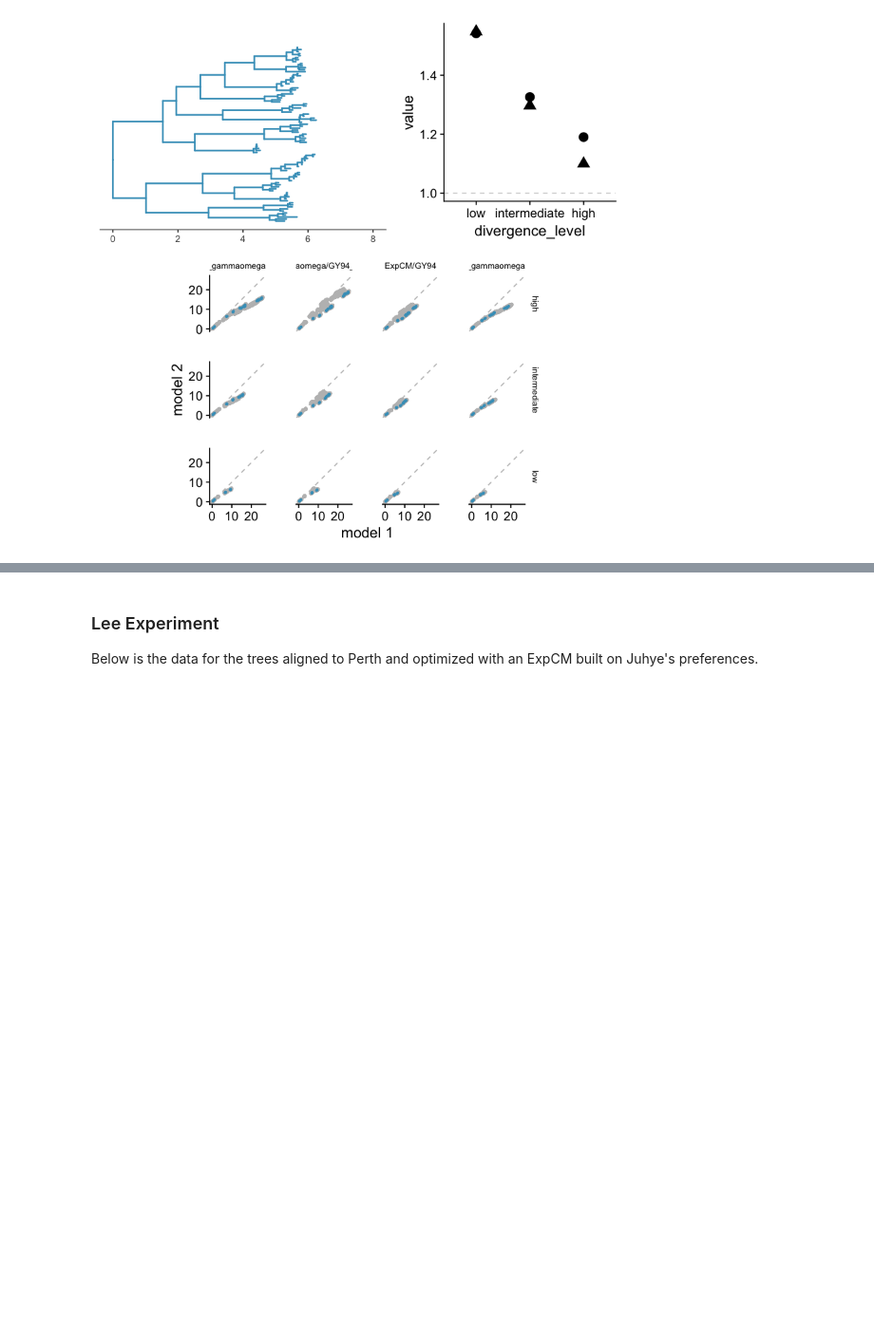
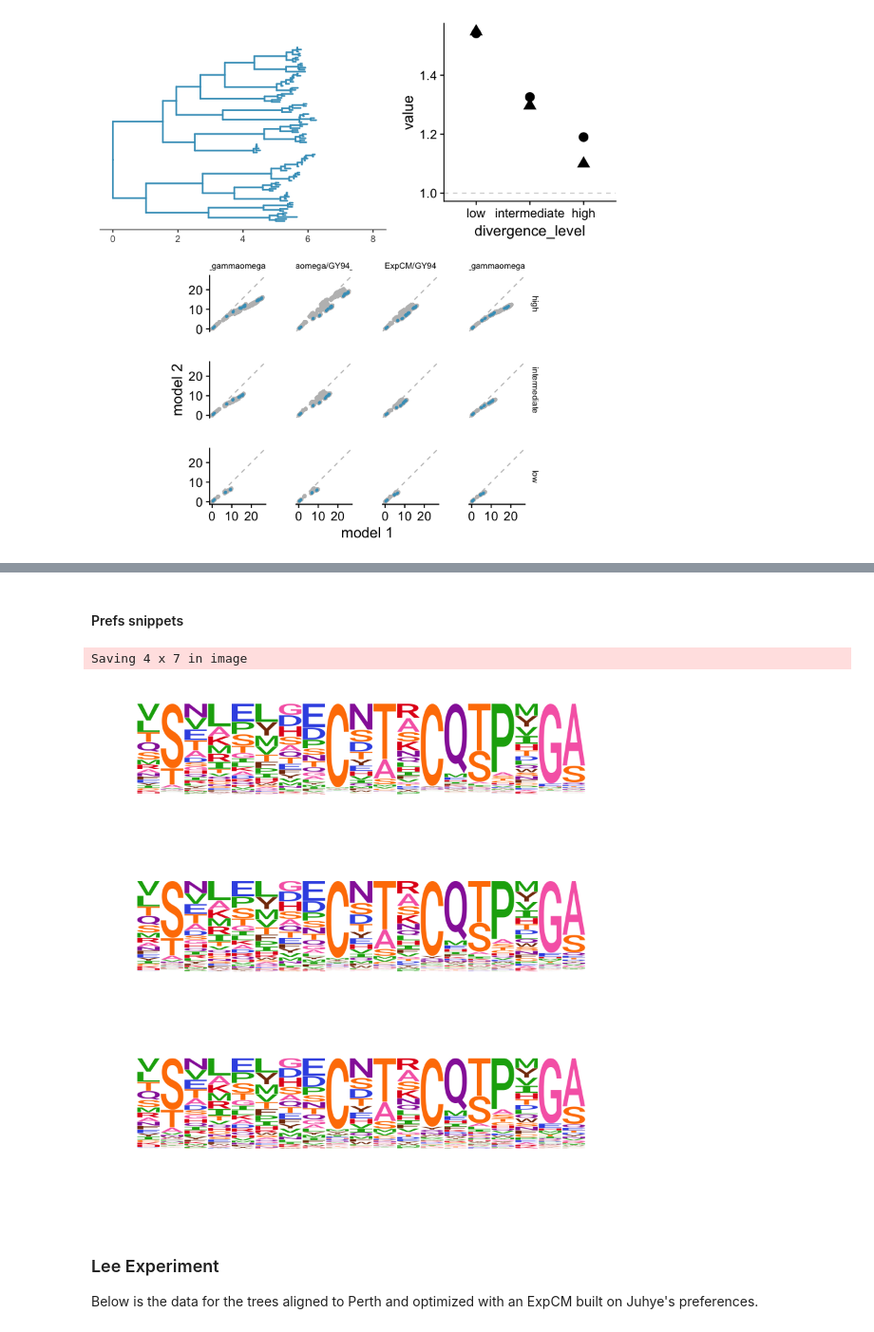
Before and after one commit to jbloomlab/divergence_timing_manuscript, a Jupyter notebook: manuscript/figures/figures.ipynb, the cells around one changed output, grey strips where cells are left out. Shown at 95% size. Drawn from its saved outputs; the diff is of its cells as text; code cells hidden in the pictures; blank space fills up the shorter version.

```diff
--- a/manuscript/figures/figures.ipynb
+++ b/manuscript/figures/figures.ipynb
@@ -374,3 +431,25 @@ Saving 7 x 7 in image
+# %% [markdown]
+#### Prefs snippets
+# %%
+start = 281
+stop = 301
+map = read.csv("../../analysis/HA/data/references/hybrid_numbering.csv")
+map = map[map$hybrid>start & map$hybrid<stop, ]
+
+# subset prefs
+doud_prefs = read.csv("../../analysis/HA/data/references/HA_Doud_prefs.csv") %>% filter(site>start & site<stop)
+
+#make logoplots
+prefs_low = make_prefs_plot(list(low=prefs_to_matrix(doud_prefs, 1.54)))
+prefs_intermediate = make_prefs_plot(list(intermediate=prefs_to_matrix(doud_prefs, 1.32)))
+prefs_high = make_prefs_plot(list(high=prefs_to_matrix(doud_prefs, 1.19)))
+
+prefs = plot_grid(prefs_low, prefs_intermediate, prefs_high, ncol=1)
+prefs
+ggsave("_raw_compete_prefs.png", width=4)
+# %% [output]
+Saving 4 x 7 in image
+[figure, added]
 # %% [markdown]
 ### Lee Experiment
 
```
Also changed, not shown: parts of 9 cells of this notebook, 7 other files.
